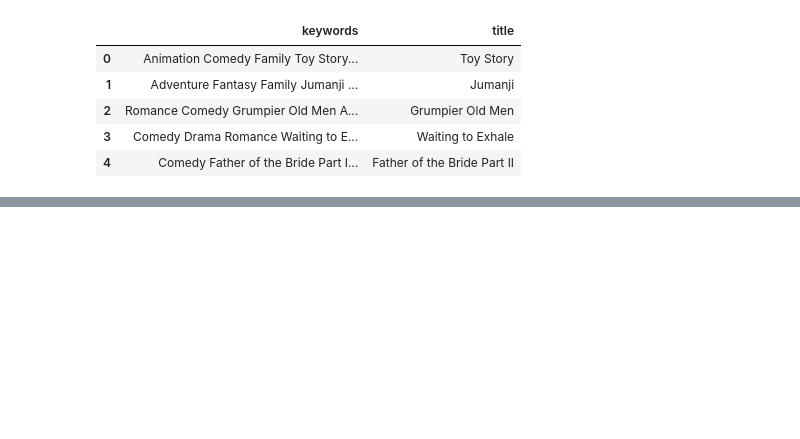
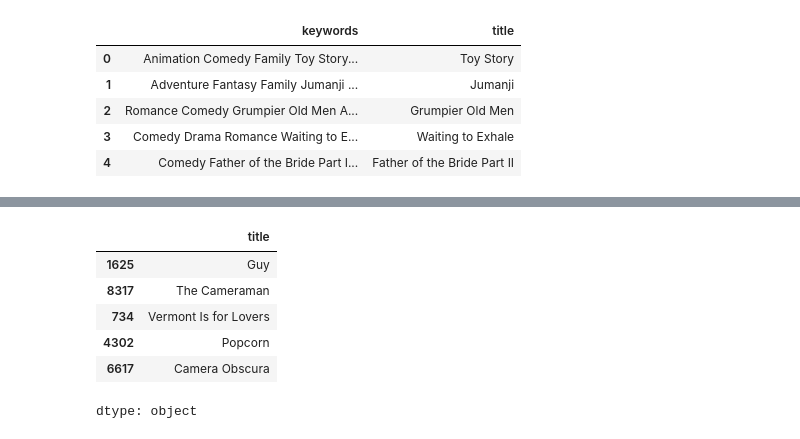
Before and after one commit to MishraShardendu22/Movie-Vibe-Name-Search, a Jupyter notebook: Movies_Search.ipynb, the cells around one changed output, grey strips where cells are left out. Saved outputs shown, nothing was run; the diff lists cells and outputs as text; code cells hidden in the pictures; blank space fills up the shorter version.

```diff
--- a/Movies_Search.ipynb
+++ b/Movies_Search.ipynb
@@ -88,0 +150,33 @@ df_rec.head()
+# %%
+tfidf = TfidfVectorizer(
+    max_features=5000000,
+    ngram_range=(1,2),
+    stop_words="english"
+)
+
+tfidf_matrix = tfidf.fit_transform(df_rec["keywords"])
+# %%
+from sklearn.metrics.pairwise import cosine_similarity
+import difflib
+
+def recommend(title, n=10):
+    if title not in indices:
+        matches = difflib.get_close_matches(title, indices.index, n=1, cutoff=0.6)
+        if not matches:
+            return ["Movie not found"]
+        title = matches[0]
+
+    idx = indices[title]
+    sim = cosine_similarity(tfidf_matrix[idx], tfidf_matrix).flatten()
+    sim_idx = sim.argsort()[::-1][1:n+1]
+    return df_rec["title"].iloc[sim_idx]
+# %%
+recommend("Avatar", 5)
+# %% [output]
+|  | title |
+| 1625 | Guy |
+| 8317 | The Cameraman |
+| 734 | Vermont Is for Lovers |
+| 4302 | Popcorn |
+| 6617 | Camera Obscura |
+dtype: object
```
Also changed, not shown: parts of 8 cells of this notebook.
